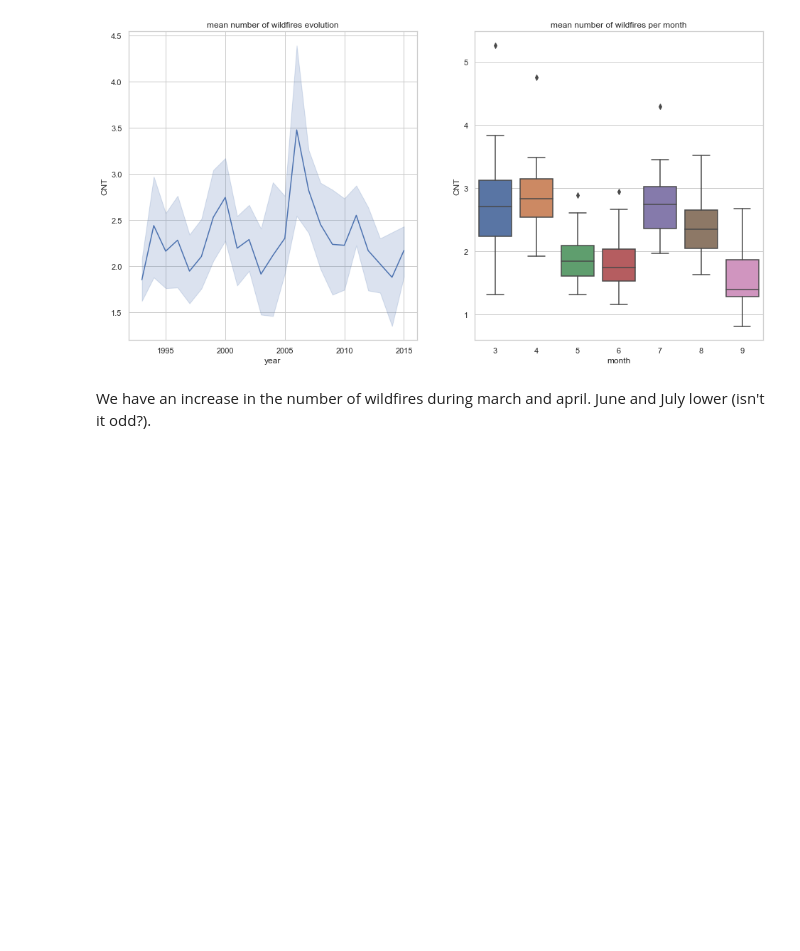
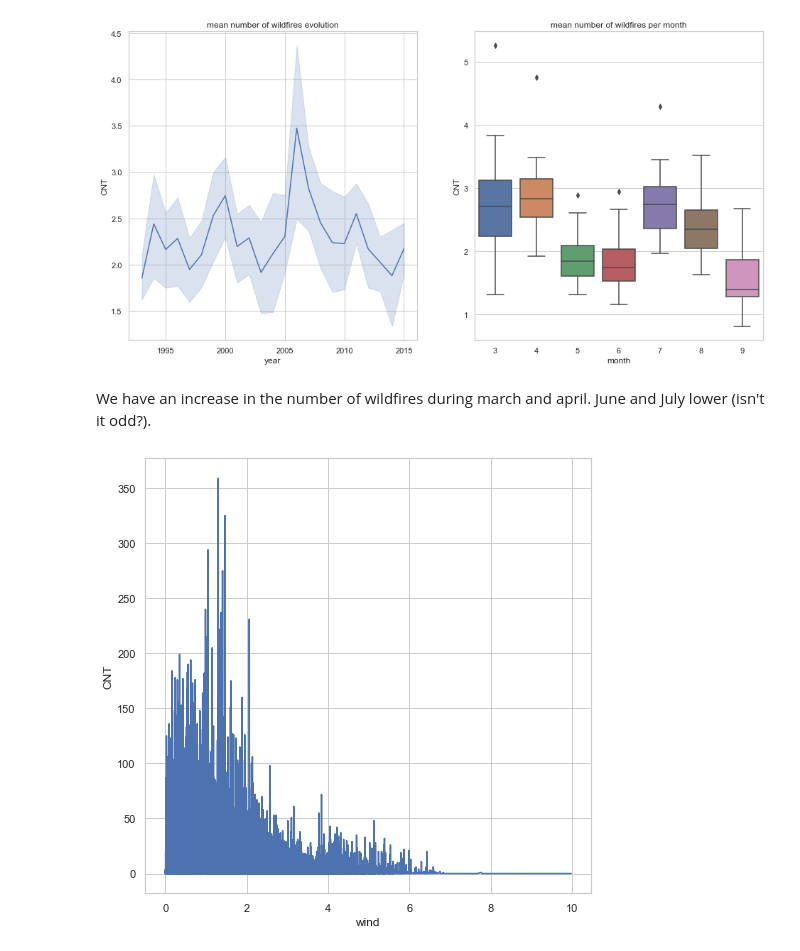
Before and after one commit to MegaCookies88/Data-Challenge-Wildfires, a Jupyter notebook: wildfires.ipynb, the cells around one changed output. Drawn from its saved outputs; the diff is of its cells as text; code cells hidden in the pictures; blank space fills up the shorter version.

```diff
--- a/wildfires.ipynb
+++ b/wildfires.ipynb
@@ -102,3 +124,11 @@ sns.boxplot(x='month', y='CNT', data=data.groupby(by=['year','month'])[['CNT']].
 [figure]
 # %% [markdown]
 We have an increase in the number of wildfires during march and april. June and July lower (isn't it odd?).
+# %%
+# Adding wind variable regardless of direction
+data['wind'] = np.sqrt(data['clim1']**2+data['clim2']**2)
+
+plt.figure(figsize=(8,8))
+sns.lineplot(y=data['CNT'], x=data['wind']);
+# %% [output]
+[figure, added]
```
Also changed, not shown: parts of 20 cells of this notebook.
